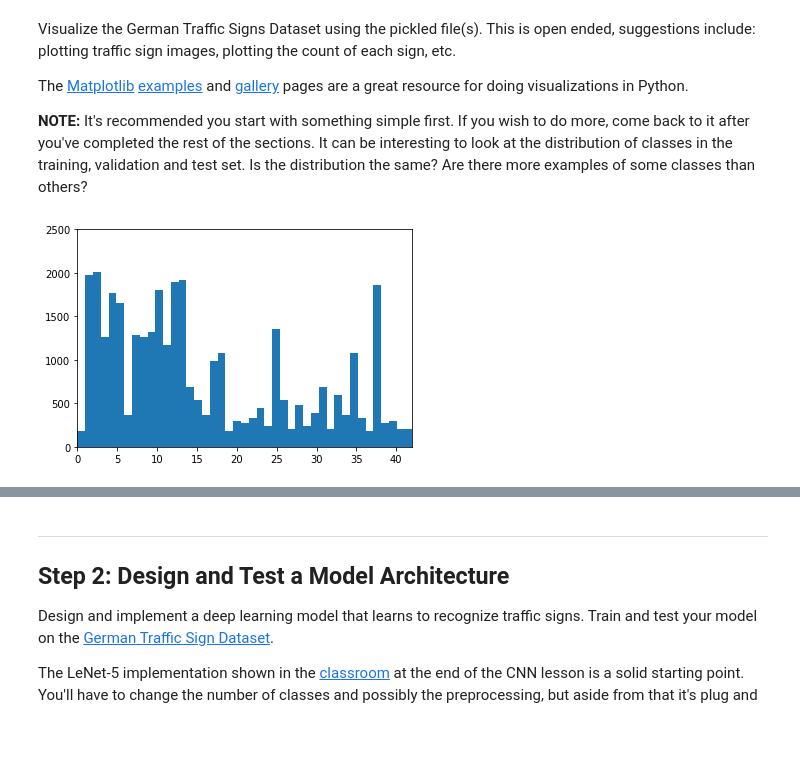
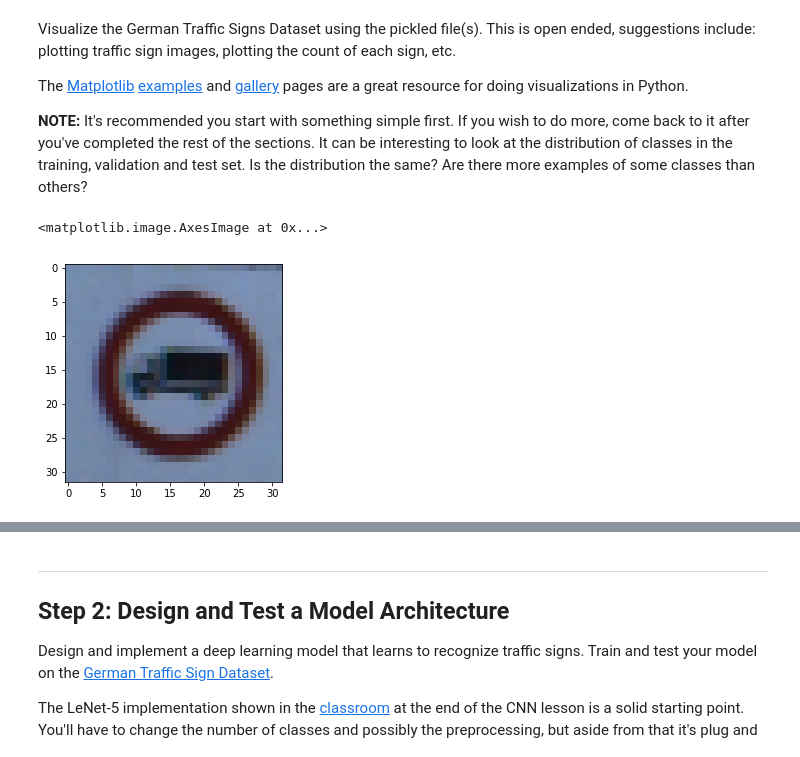
Before and after one commit to afourteia/CarND_Traffic_Sign_Classifier, a Jupyter notebook: Traffic_Sign_Classifier.ipynb, the cells around one changed output, grey strips where cells are left out. Drawn from its saved outputs; the diff is of its cells as text; code cells hidden in the pictures.

```diff
--- a/Traffic_Sign_Classifier.ipynb
+++ b/Traffic_Sign_Classifier.ipynb
@@ -111,13 +111,12 @@ The [Matplotlib](http://matplotlib.org/) [examples](http://matplotlib.org/exampl
 # %%
 ### Data exploration visualization code goes here.
 ### Feel free to use as many code cells as needed.
 import matplotlib.pyplot as plt
+import matplotlib.image as mpimg
 # Visualizations will be shown in the notebook.
 %matplotlib inline
 
-Distribution = np.histogram(y_train,n_classes)
-plt.hist(y_train,n_classes)
-plt.axis([0,n_classes-1,0,2500])
-plt.show()
+plt.imshow(X_test[0])
 # %% [output]
+<matplotlib.image.AxesImage at 0x...>
-[figure, old version]
+[figure, new version]
```
Also changed, not shown: parts of 1 cell of this notebook.
